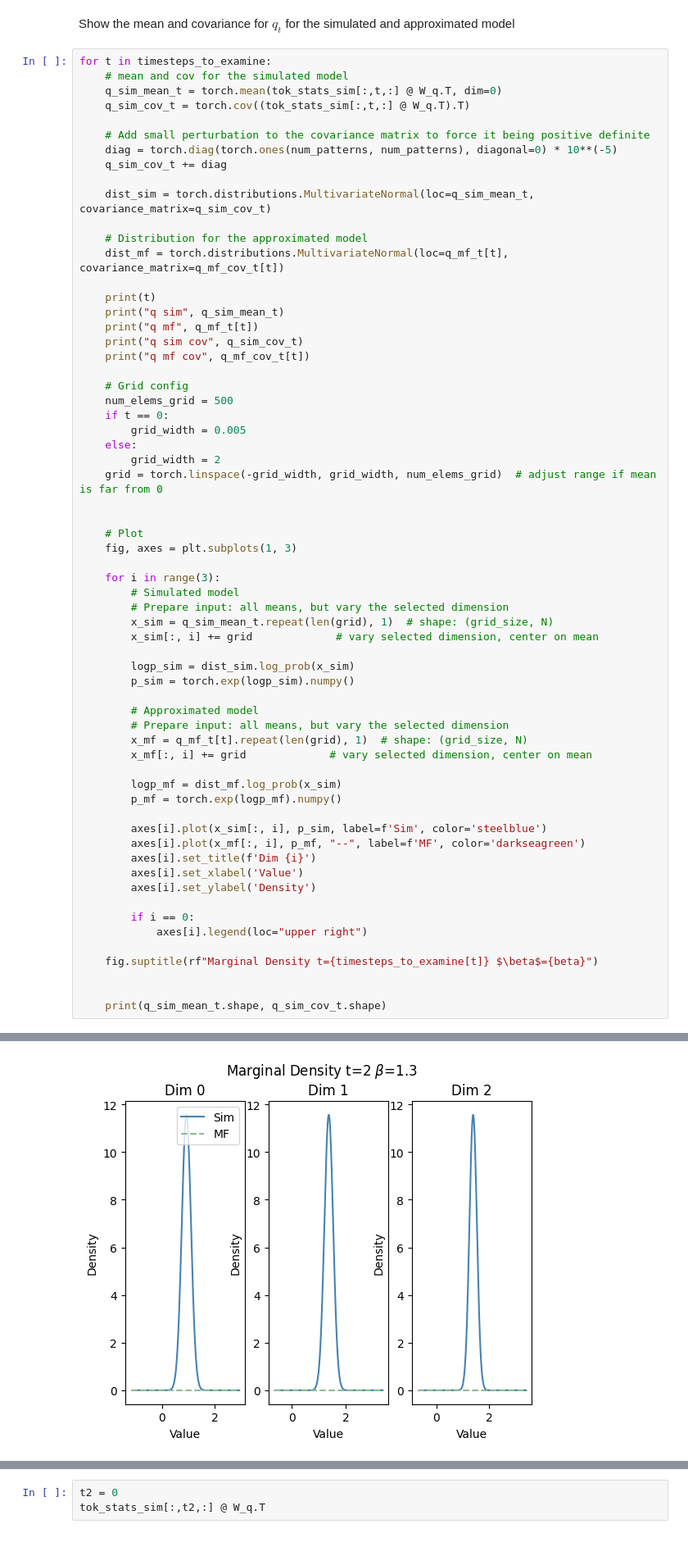
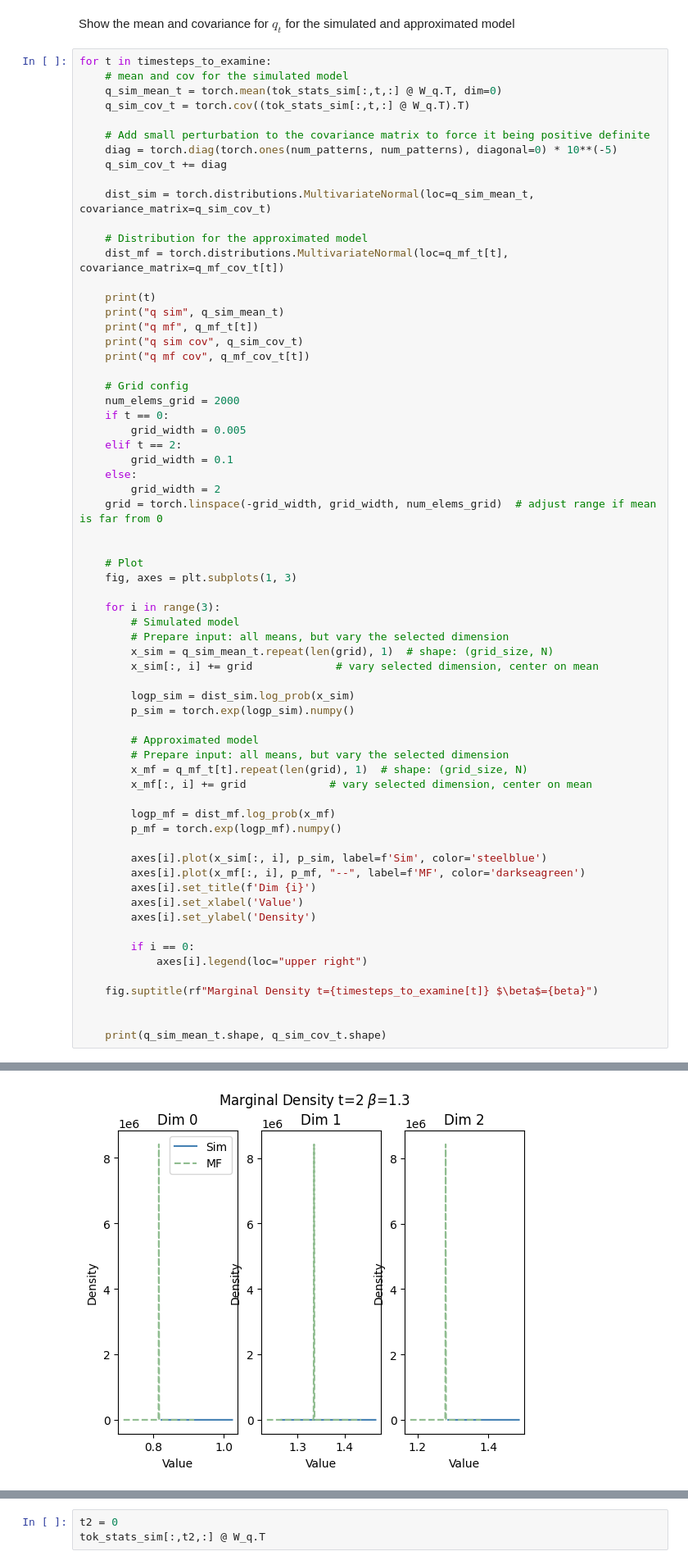
Before and after one commit to muxitox/nanoGPT, a Jupyter notebook: simple_model/simple_output_model_q.ipynb, the cells around one changed output, grey strips where cells are left out. Shown at 82% size. Saved outputs shown, nothing was run; the diff lists cells and outputs as text.

Commit message:
Fix grid setting for mf

```diff
--- a/simple_model/simple_output_model_q.ipynb
+++ b/simple_model/simple_output_model_q.ipynb
@@ -580,9 +580,11 @@ for t in timesteps_to_examine:
     print("q mf cov", q_mf_cov_t[t])
 
     # Grid config
-    num_elems_grid = 500
+    num_elems_grid = 2000
     if t == 0:
         grid_width = 0.005
+    elif t == 2:
+        grid_width = 0.1
     else:
         grid_width = 2
     grid = torch.linspace(-grid_width, grid_width, num_elems_grid)  # adjust range if mean is far from 0
@@ -605,7 +607,7 @@ for t in timesteps_to_examine:
         x_mf = q_mf_t[t].repeat(len(grid), 1)  # shape: (grid_size, N)
         x_mf[:, i] += grid             # vary selected dimension, center on mean
 
-        logp_mf = dist_mf.log_prob(x_sim)
+        logp_mf = dist_mf.log_prob(x_mf)
         p_mf = torch.exp(logp_mf).numpy()
 
         axes[i].plot(x_sim[:, i], p_sim, label=f'Sim', color='steelblue')
@@ -643,3 +645,3 @@ torch.Size([3]) torch.Size([3, 3])
 [figure]
-[figure, old version]
+[figure, new version]
 [figure]
```
Also changed, not shown: parts of 1 cell of this notebook.
